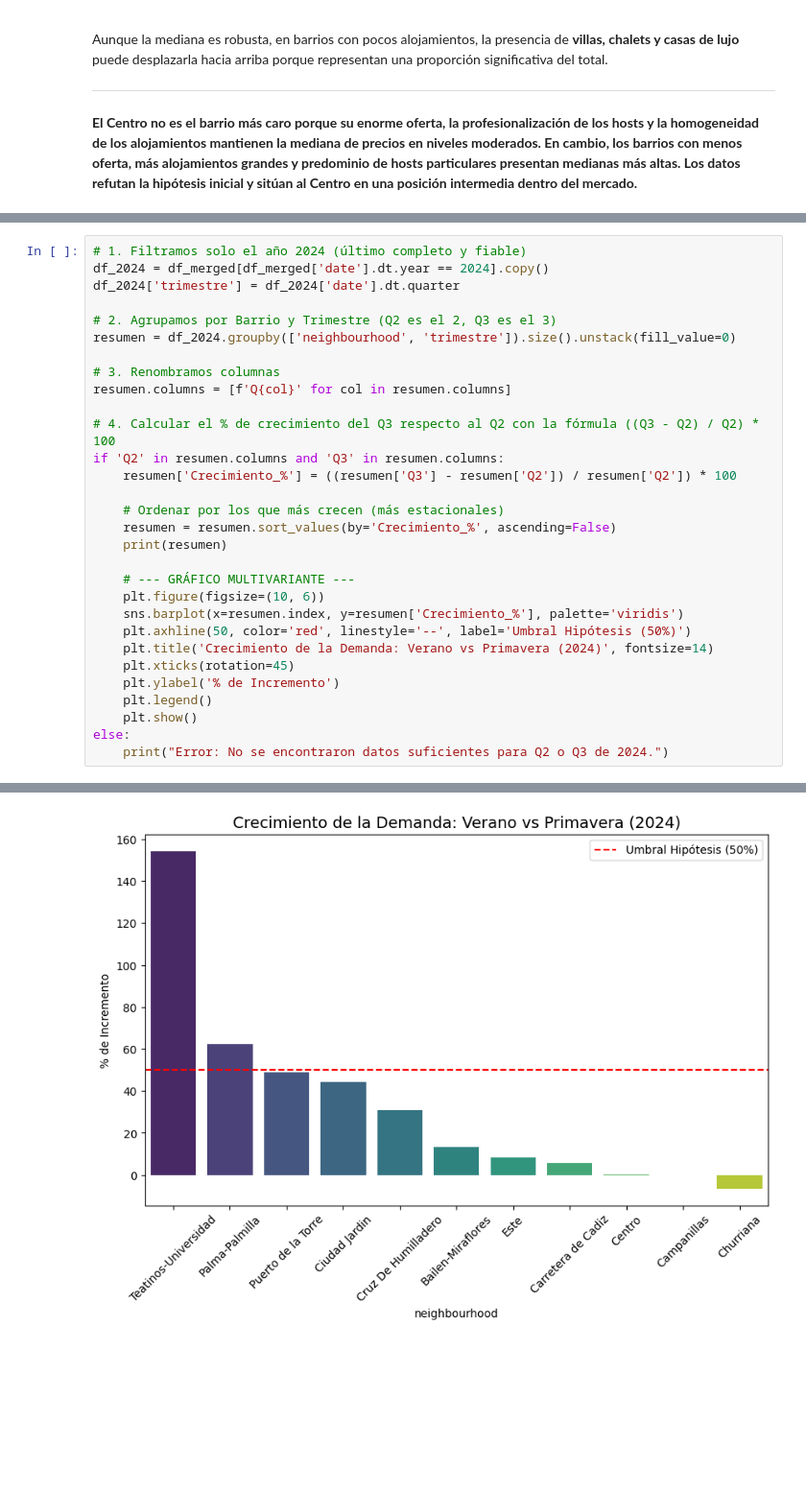
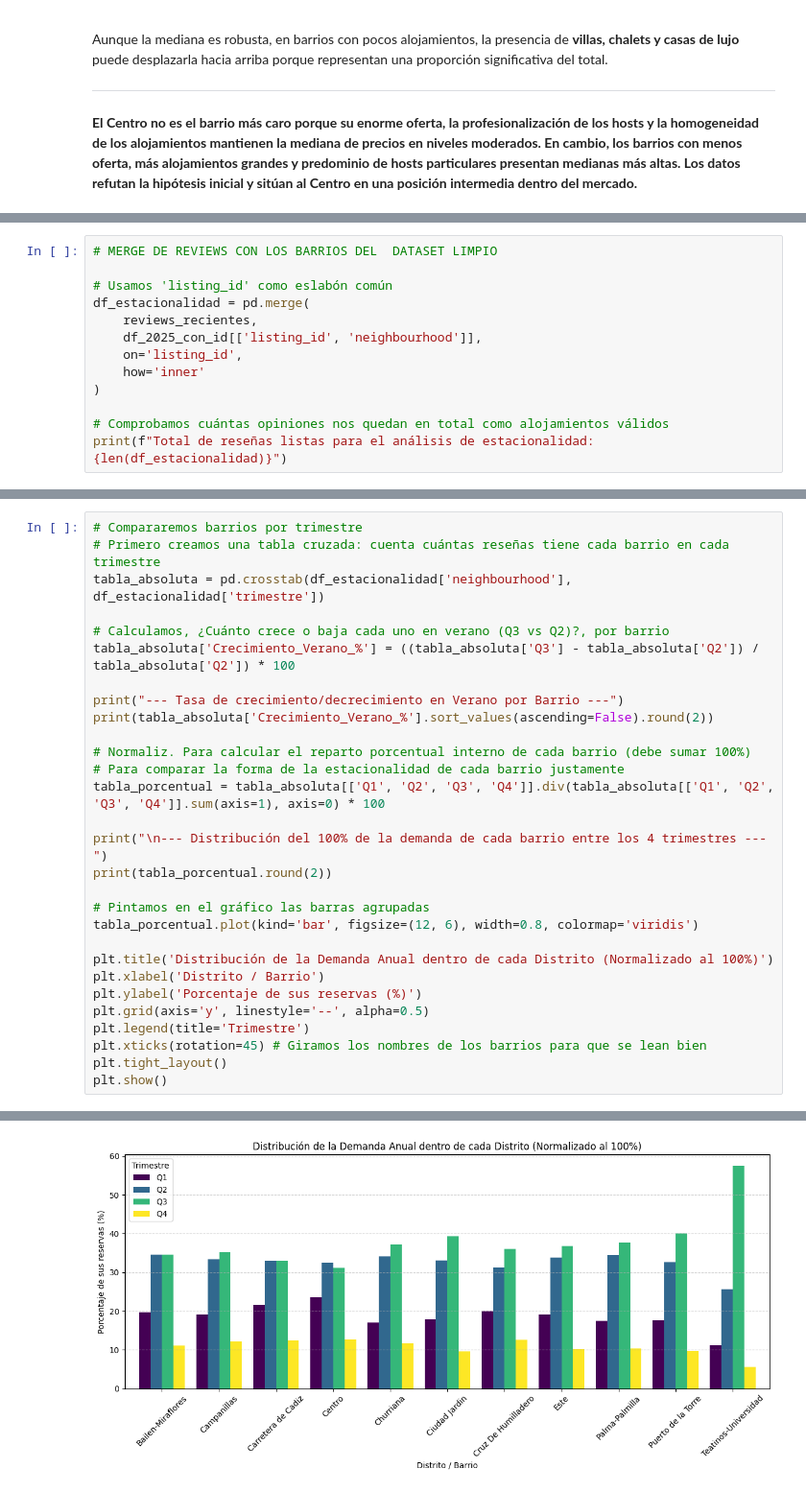
Before and after one commit to MHHsim/Proyect-Break-I, a Jupyter notebook: src/notebooks/Fase_04_Analysis.ipynb, the cells around one changed output, grey strips where cells are left out. Shown at 96% size. Saved outputs shown, nothing was run; the diff lists cells and outputs as text; blank space fills up the shorter version.

```diff
--- a/src/notebooks/Fase_04_Analysis.ipynb
+++ b/src/notebooks/Fase_04_Analysis.ipynb
@@ -656,0 +816,13 @@ df_merged = df_merged.drop(columns=['listing_id']) # Elimino la columna 'listing
+# %%
+# MERGE DE REVIEWS CON LOS BARRIOS DEL  DATASET LIMPIO
+
+# Usamos 'listing_id' como eslabón común
+df_estacionalidad = pd.merge(
+    reviews_recientes,
+    df_2025_con_id[['listing_id', 'neighbourhood']],
+    on='listing_id',
+    how='inner'
+)
+
+# Comprobamos cuántas opiniones nos quedan en total como alojamientos válidos
+print(f"Total de reseñas listas para el análisis de estacionalidad: {len(df_estacionalidad)}")
@@ -779,31 +885,30 @@ Vamos a calcular el dato exacto. Vamos a comparar el Q2 (Abril, Mayo, Junio) con
 # %%
-# 1. Filtramos solo el año 2024 (último completo y fiable)
-df_2024 = df_merged[df_merged['date'].dt.year == 2024].copy()
-df_2024['trimestre'] = df_2024['date'].dt.quarter
+# Compararemos barrios por trimestre
+# Primero creamos una tabla cruzada: cuenta cuántas reseñas tiene cada barrio en cada trimestre
+tabla_absoluta = pd.crosstab(df_estacionalidad['neighbourhood'], df_estacionalidad['trimestre'])
 
-# 2. Agrupamos por Barrio y Trimestre (Q2 es el 2, Q3 es el 3)
-resumen = df_2024.groupby(['neighbourhood', 'trimestre']).size().unstack(fill_value=0)
+# Calculamos, ¿Cuánto crece o baja cada uno en verano (Q3 vs Q2)?, por barrio
+tabla_absoluta['Crecimiento_Verano_%'] = ((tabla_absoluta['Q3'] - tabla_absoluta['Q2']) / tabla_absoluta['Q2']) * 100
 
-# 3. Renombramos columnas
-resumen.columns = [f'Q{col}' for col in resumen.columns]
+print("--- Tasa de crecimiento/decrecimiento en Verano por Barrio ---")
+print(tabla_absoluta['Crecimiento_Verano_%'].sort_values(ascending=False).round(2))
 
-# 4. Calcular el % de crecimiento del Q3 respecto al Q2 con la fórmula ((Q3 - Q2) / Q2) * 100
-if 'Q2' in resumen.columns and 'Q3' in resumen.columns:
-    resumen['Crecimiento_%'] = ((resumen['Q3'] - resumen['Q2']) / resumen['Q2']) * 100
+# Normaliz. Para calcular el reparto porcentual interno de cada barrio (debe sumar 100%)
+# Para comparar la forma de la estacionalidad de cada barrio justamente
+tabla_porcentual = tabla_absoluta[['Q1', 'Q2', 'Q3', 'Q4']].div(tabla_absoluta[['Q1', 'Q2', 'Q3', 'Q4']].sum(axis=1), axis=0) * 100
 
-    # Ordenar por los que más crecen (más estacionales)
-    resumen = resumen.sort_values(by='Crecimiento_%', ascending=False)
-    print(resumen)
+print("\n--- Distribución del 100% de la demanda de cada barrio entre los 4 trimestres ---")
+print(tabla_porcentual.round(2))
 
-    # --- GRÁFICO MULTIVARIANTE ---
-    plt.figure(figsize=(10, 6))
-    sns.barplot(x=resumen.index, y=resumen['Crecimiento_%'], palette='viridis')
-    plt.axhline(50, color='red', linestyle='--', label='Umbral Hipótesis (50%)')
-    plt.title('Crecimiento de la Demanda: Verano vs Primavera (2024)', fontsize=14)
-    plt.xticks(rotation=45)
-    plt.ylabel('% de Incremento')
-    plt.legend()
-    plt.show()
-else:
-    print("Error: No se encontraron datos suficientes para Q2 o Q3 de 2024.")
+# Pintamos en el gráfico las barras agrupadas
+tabla_porcentual.plot(kind='bar', figsize=(12, 6), width=0.8, colormap='viridis')
+
+plt.title('Distribución de la Demanda Anual dentro de cada Distrito (Normalizado al 100%)')
+plt.xlabel('Distrito / Barrio')
+plt.ylabel('Porcentaje de sus reservas (%)')
+plt.grid(axis='y', linestyle='--', alpha=0.5)
+plt.legend(title='Trimestre')
+plt.xticks(rotation=45) # Giramos los nombres de los barrios para que se lean bien
+plt.tight_layout()
+plt.show()
 # %% [output]
@@ -823 +932 @@ Churriana               198    473    442    316      -6.553911
-[figure, old version]
+[figure, new version]
```
Also changed, not shown: parts of 41 cells of this notebook, 6 other files.
